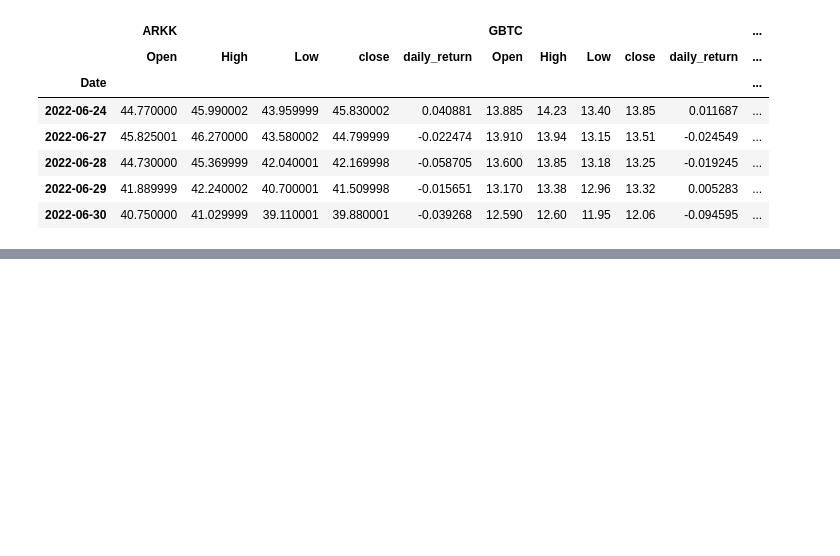
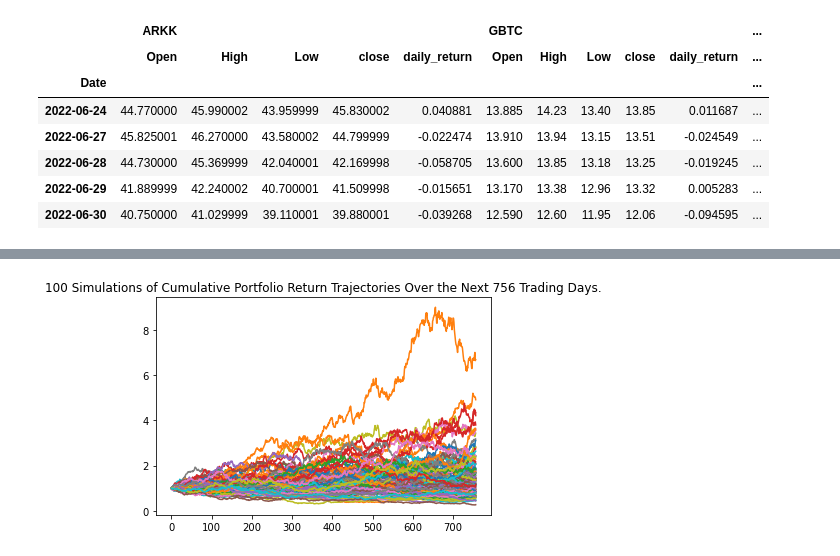
Before and after one commit to mrlegendre/Project-1-Work, a Jupyter notebook: Teron.ipynb, the cells around one changed output, grey strips where cells are left out. Drawn from its saved outputs; the diff is of its cells as text; code cells hidden in the pictures; blank space fills up the shorter version.

```diff
--- a/Teron.ipynb
+++ b/Teron.ipynb
@@ -158,0 +165,10 @@ There is a 95% chance that an initial investment of $15,000 in the portfolio ove
+# %%
+# Configure a Monte Carlo simulation to forecast three years cumulative returns with 70% ARKK stock
+MC_arkk = MCSimulation(
+    portfolio_data = df_ticker,
+    weights = [.7,.1,.1,.1],
+    num_simulation = 100,
+    num_trading_days = 252*3)
+
+# Print the simulation input data
+MC_arkk.portfolio_data.head()
@@ -158,0 +210,4 @@ There is a 95% chance that an initial investment of $15,000 in the portfolio ove
+# %%
+arkk_line_plot = MC_arkk.plot_simulation()
+# %% [output]
+[figure, added]
```
Also changed, not shown: parts of 24 cells of this notebook.
